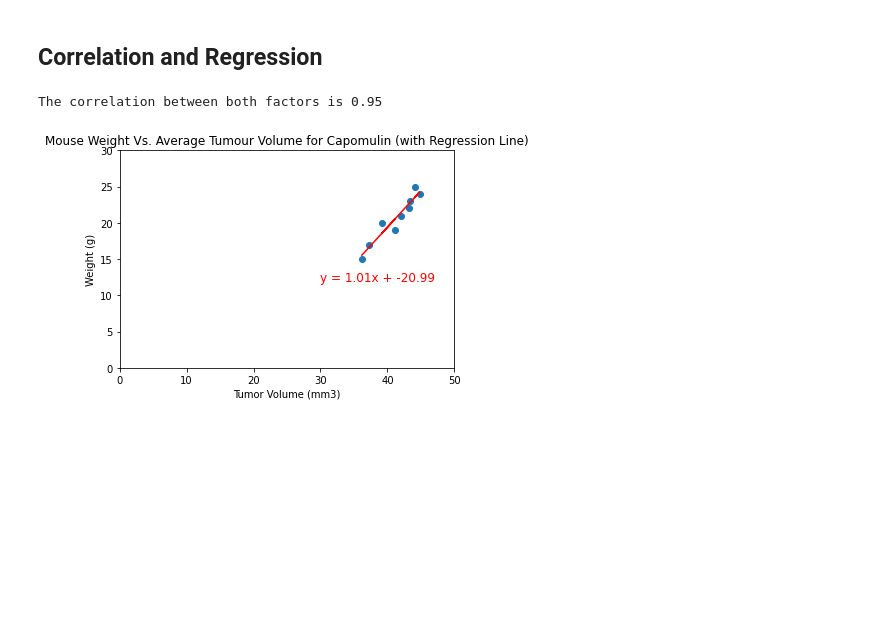
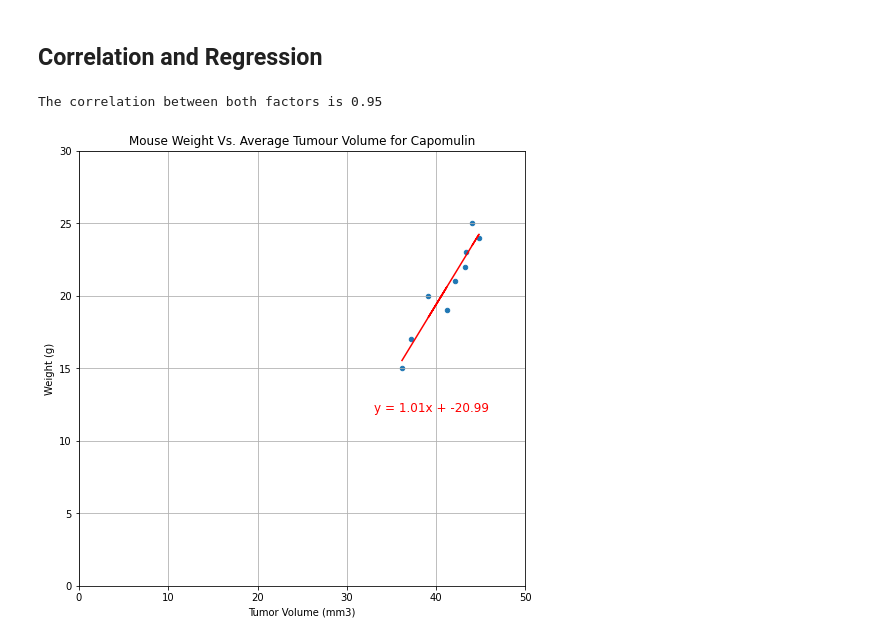
Before and after one commit to dan1ellec/matplotlib-challenge, a Jupyter notebook: Matplotlib Homework - The Power of Plots.ipynb, the cells around one changed output. Drawn from its saved outputs; the diff is of its cells as text; code cells hidden in the pictures; blank space fills up the shorter version.

```diff
--- a/Matplotlib Homework - The Power of Plots.ipynb
+++ b/Matplotlib Homework - The Power of Plots.ipynb
@@ -353,31 +333,28 @@ plt.show()
 # %%
 # Calculating the correlation coefficient and linear regression model
 # for mouse weight and average tumor volume for the Capomulin regimen
 
 # Using group_by_weight_df
 # Setting variables
 tumour_volume = group_by_weight_df.iloc[:,1]
 weight = group_by_weight_df.iloc[:,0]
 
 # Calculating correlation
 correlation = st.pearsonr(tumour_volume, weight)
 print(f"The correlation between both factors is {round(correlation[0],2)}")
 
 # Calculating Regression line
-(slope, intercept, rvalue, pvalue, stderr) = linregress(tumour_volume, weight)
+(slope, intercept, rvalue, pvalue, stderr) = st.linregress(tumour_volume, weight)
 regress_values = tumour_volume * slope + intercept
 line_eq = "y = " + str(round(slope,2)) + "x + " + str(round(intercept,2))
 
 # Plotting the scatterplot and regression model
-plt.scatter(tumour_volume, weight)
-plt.title("Mouse Weight Vs. Average Tumour Volume for Capomulin (with Regression Line)")
-plt.xlabel("Tumor Volume (mm3)")
-plt.ylabel("Weight (g)")
+chart = group_by_weight_df.plot(kind="scatter", x="Tumor Volume (mm3)", y= "Weight (g)", grid=True, figsize=(8,8),title="Mouse Weight Vs. Average Tumour Volume for Capomulin")
 plt.xlim(0, 50)
 plt.ylim(0, 30)
 plt.plot(tumour_volume, regress_values,"r-")
-plt.annotate(line_eq,(30,12), fontsize=12,color="red")
+plt.annotate(line_eq,(33,12), fontsize=12,color="red")
 plt.show()
 # %% [output]
 The correlation between both factors is 0.95
-[figure, old version]
+[figure, new version]
```
Also changed, not shown: parts of 7 cells of this notebook.
